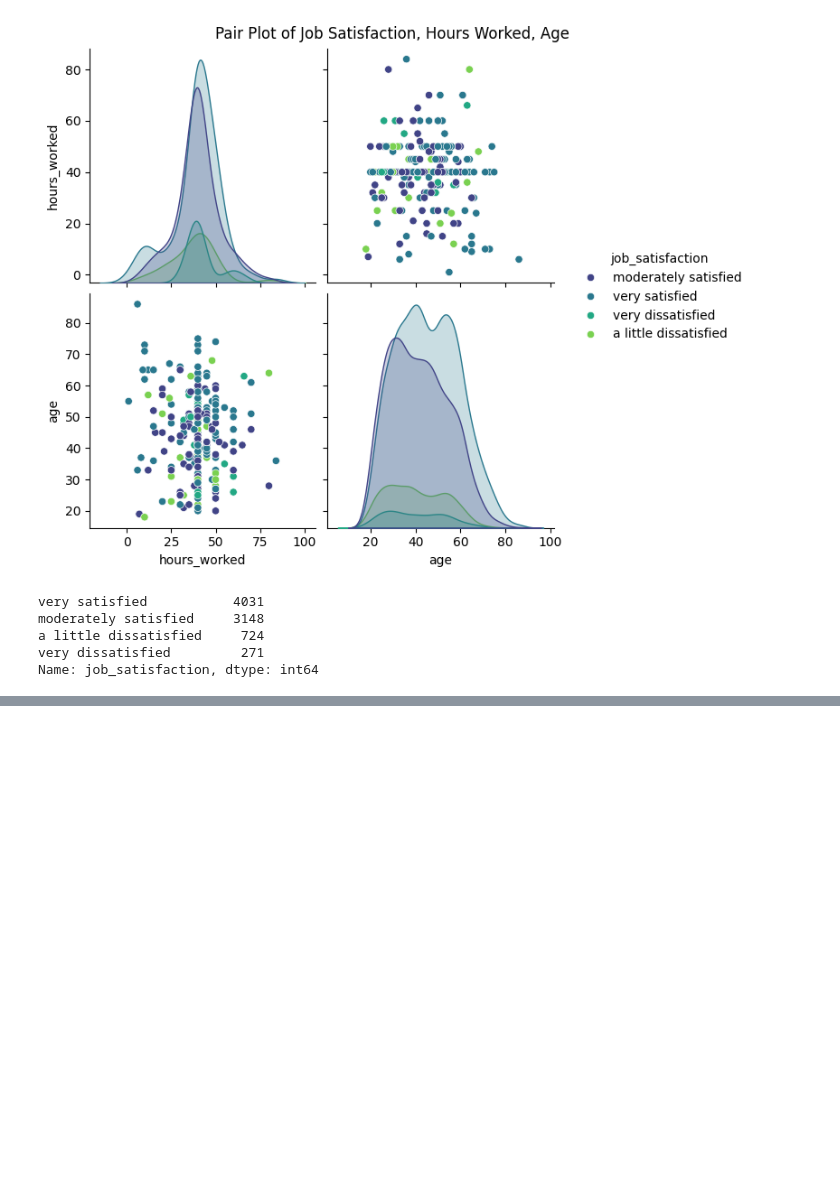
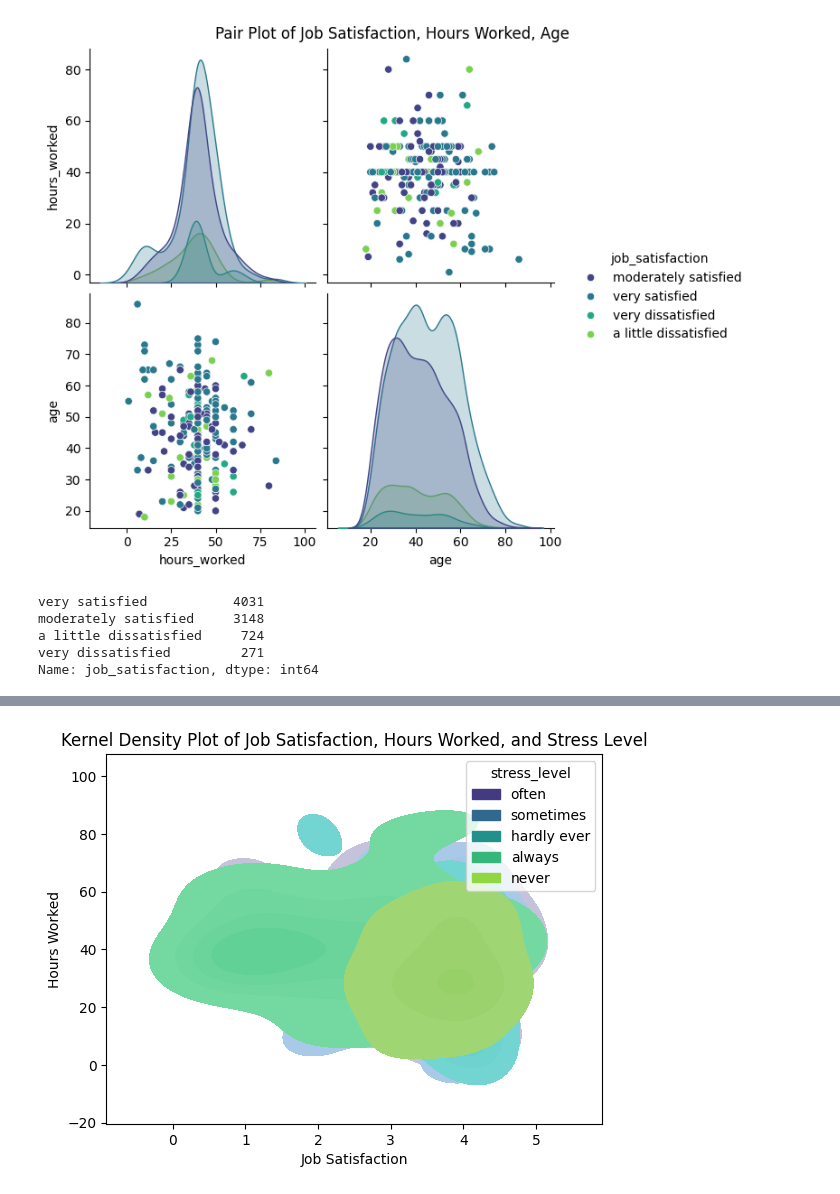
Before and after one commit to kirsten-fung/project_gss, a Jupyter notebook: graph_plot.ipynb, the cells around one changed output, grey strips where cells are left out. Drawn from its saved outputs; the diff is of its cells as text; code cells hidden in the pictures; blank space fills up the shorter version.

```diff
--- a/graph_plot.ipynb
+++ b/graph_plot.ipynb
@@ -63,0 +66,8 @@ Name: job_satisfaction, dtype: int64
+# %%
+kde_plot = sns.kdeplot(data=df, x='job_satisfaction', y='hours_worked', hue='stress_level', fill=True, palette='viridis')
+kde_plot.set_title('Kernel Density Plot of Job Satisfaction, Hours Worked, and Stress Level')
+kde_plot.set_xlabel('Job Satisfaction')
+kde_plot.set_ylabel('Hours Worked')
+plt.show()
+# %% [output]
+[figure, added]
```
Also changed, not shown: parts of 3 cells of this notebook.
